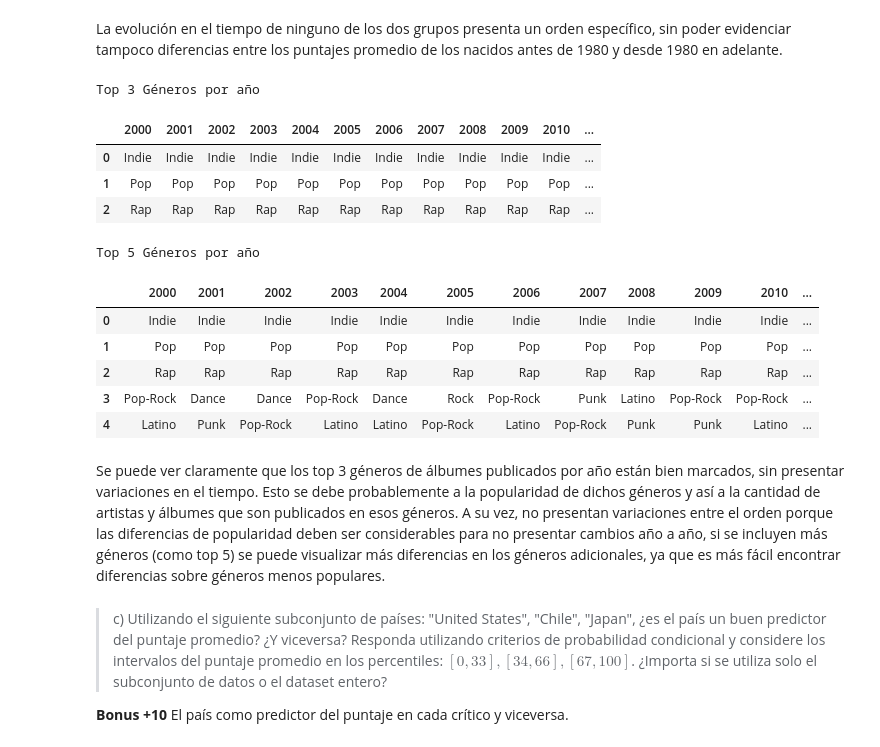
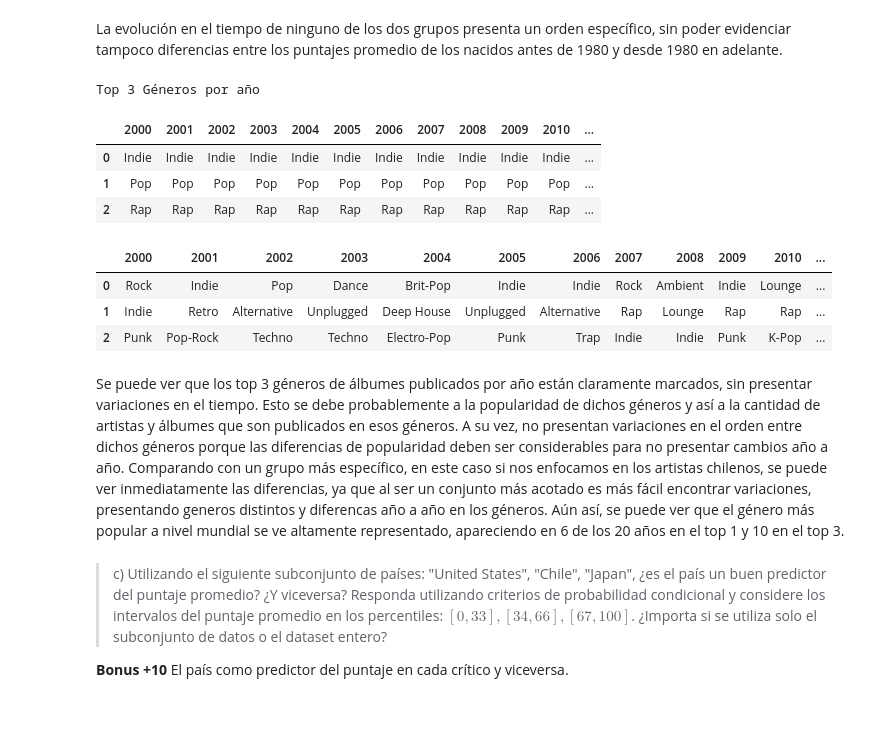
Before and after one commit to jpjorquera/Lab2-Estaca, a Jupyter notebook: Laboratorio 2.ipynb, the cells around one changed output. Saved outputs shown, nothing was run; the diff lists cells and outputs as text; code cells hidden in the pictures; blank space fills up the shorter version.

Commit message:
avance p3, b, correcciones linea del tiempo

```diff
--- a/Laboratorio 2.ipynb
+++ b/Laboratorio 2.ipynb
@@ -564,44 +564,44 @@ La evolución en el tiempo de ninguno de los dos grupos presenta un orden espec
 # %%
 # Timeline con top 3 géneros con más álbumes publicados
 
 # Agrupar por año de publicación y género
 agrupacion = artists_albums.sort_values('year_of_pub').groupby(['year_of_pub', 'genre'])
 cuenta = agrupacion.count()['album_title']
 # Tomar posibles años
 years = artists_albums.sort_values('year_of_pub').groupby('year_of_pub')
 
 print('Top 3 Géneros por año')
 df_top3 = dict()
 # Iterar por grupo de año
 for year in years.groups.keys():
     # Tomar llaves de top 3 generos
     df_top3[year] = list(cuenta[year].sort_values(ascending=False).head(3).to_dict().keys())
 
 df_top3 = pd.DataFrame(df_top3)
 display(df_top3)
 
-# Agregar top 5 para concluir
-print('\nTop 5 Géneros por año')
-df_top5 = dict()
+# Agregar top 3 chilenos
+agrupacion = artists_albums[artists_albums.country == 'Chile'].sort_values('year_of_pub').groupby(['year_of_pub', 'genre'])
+cuenta = agrupacion.count()['album_title']
+years = artists_albums.sort_values('year_of_pub').groupby('year_of_pub')
+df_top3 = dict()
+# Iterar por grupo de año
 for year in years.groups.keys():
     # Tomar llaves de top 3 generos
-    df_top5[year] = list(cuenta[year].sort_values(ascending=False).head().to_dict().keys())
+    df_top3[year] = list(cuenta[year].sort_values(ascending=False).head(3).to_dict().keys())
 
-df_top5 = pd.DataFrame(df_top5)
-display(df_top5)
+df_top3 = pd.DataFrame(df_top3)
+display(df_top3)
 # %% [output]
 Top 3 Géneros por año
 |  | 2000 | 2001 | 2002 | 2003 | 2004 | 2005 | 2006 | 2007 | 2008 | 2009 | 2010 | ... |
 | 0 | Indie | Indie | Indie | Indie | Indie | Indie | Indie | Indie | Indie | Indie | Indie | ... |
 | 1 | Pop | Pop | Pop | Pop | Pop | Pop | Pop | Pop | Pop | Pop | Pop | ... |
 | 2 | Rap | Rap | Rap | Rap | Rap | Rap | Rap | Rap | Rap | Rap | Rap | ... |
-Top 5 Géneros por año
 |  | 2000 | 2001 | 2002 | 2003 | 2004 | 2005 | 2006 | 2007 | 2008 | 2009 | 2010 | ... |
-| 0 | Indie | Indie | Indie | Indie | Indie | Indie | Indie | Indie | Indie | Indie | Indie | ... |
-| 1 | Pop | Pop | Pop | Pop | Pop | Pop | Pop | Pop | Pop | Pop | Pop | ... |
-| 2 | Rap | Rap | Rap | Rap | Rap | Rap | Rap | Rap | Rap | Rap | Rap | ... |
-| 3 | Pop-Rock | Dance | Dance | Pop-Rock | Dance | Rock | Pop-Rock | Punk | Latino | Pop-Rock | Pop-Rock | ... |
-| 4 | Latino | Punk | Pop-Rock | Latino | Latino | Pop-Rock | Latino | Pop-Rock | Punk | Punk | Latino | ... |
+| 0 | Rock | Indie | Pop | Dance | Brit-Pop | Indie | Indie | Rock | Ambient | Indie | Lounge | ... |
+| 1 | Indie | Retro | Alternative | Unplugged | Deep House | Unplugged | Alternative | Rap | Lounge | Rap | Rap | ... |
+| 2 | Punk | Pop-Rock | Techno | Techno | Electro-Pop | Punk | Trap | Indie | Indie | Punk | K-Pop | ... |
 # %% [markdown]
-Se puede ver claramente que los top 3 géneros de álbumes publicados por año están bien marcados, sin presentar variaciones en el tiempo. Esto se debe probablemente a la popularidad de dichos géneros y así a la cantidad de artistas y álbumes que son publicados en esos géneros. A su vez, no presentan variaciones entre el orden porque las diferencias de popularidad deben ser considerables para no presentar cambios año a año, si se incluyen más géneros (como top 5) se puede visualizar más diferencias en los géneros adicionales, ya que es más fácil encontrar diferencias sobre géneros menos populares.
+Se puede ver que los top 3 géneros de álbumes publicados por año están claramente marcados, sin presentar variaciones en el tiempo. Esto se debe probablemente a la popularidad de dichos géneros y así a la cantidad de artistas y álbumes que son publicados en esos géneros. A su vez, no presentan variaciones en el orden entre dichos géneros porque las diferencias de popularidad deben ser considerables para no presentar cambios año a año. Comparando con un grupo más específico, en este caso si nos enfocamos en los artistas chilenos, se puede ver inmediatamente las diferencias, ya que al ser un conjunto más acotado es más fácil encontrar variaciones, presentando generos distintos y diferencas año a año en los géneros. Aún así, se puede ver que el género más popular a nivel mundial se ve altamente representado, apareciendo en 6 de los 20 años en el top 1 y 10 en el top 3.
 # %%
```
Also changed, not shown: parts of 1 cell of this notebook.
